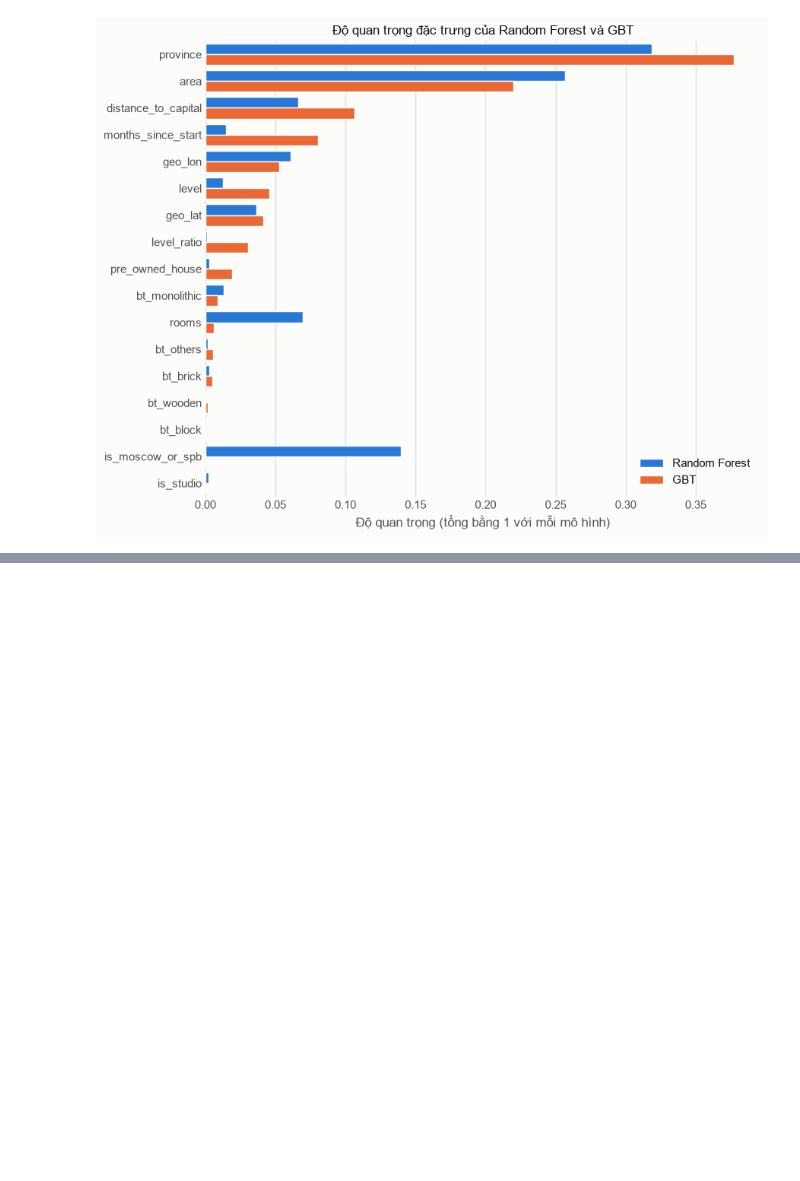
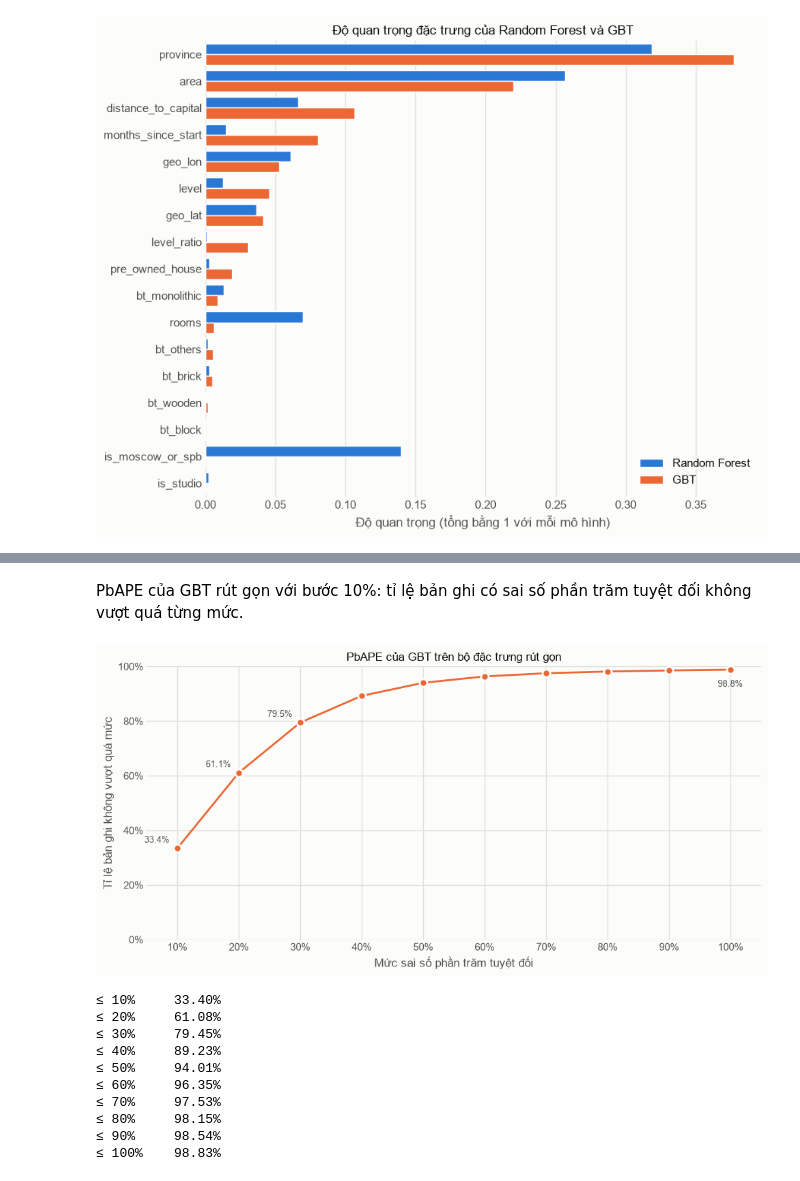
Before and after one commit to thiennguyen37-qn/Russian_Real_Estate, a Jupyter notebook: notebooks/04_modeling.ipynb, the cells around one changed output, grey strips where cells are left out. Cells and saved outputs as stored; diff of their text form; code cells hidden in the pictures; blank space fills up the shorter version.

```diff
--- a/notebooks/04_modeling.ipynb
+++ b/notebooks/04_modeling.ipynb
@@ -467,0 +201,36 @@ plt.show()
+# %% [markdown]
+PbAPE của GBT rút gọn với bước 10%: tỉ lệ bản ghi có sai số phần trăm tuyệt đối không vượt quá từng mức.
+# %%
+steps = list(range(10, 101, 10))
+pbape = pd.Series([100 * (error_pct.abs() <= t).mean() for t in steps], index=steps)
+
+fig, ax = plt.subplots(figsize=(10, 5))
+sns.lineplot(x=pbape.index, y=pbape.values, color="#eb6834", linewidth=2, marker="o", markersize=8,
+             markeredgecolor="#fcfcfb", markeredgewidth=2, ax=ax)
+for t in (10, 20, 30, 100):
+    above = pbape[t] < 90  # điểm cao sát 100% thì ghi nhãn bên dưới
+    ax.annotate(f"{pbape[t]:.1f}%", (t, pbape[t]), textcoords="offset points", xytext=(-8, 6) if above else (0, -18),
+                ha="right" if above else "center", color="#52514e", fontsize=9)
+ax.set(xticks=steps, xlim=(5, 105), ylim=(0, 100), xlabel="Mức sai số phần trăm tuyệt đối",
+       ylabel="Tỉ lệ bản ghi không vượt quá mức", title="PbAPE của GBT trên bộ đặc trưng rút gọn")
+ax.xaxis.set_major_formatter(PercentFormatter(decimals=0))
+ax.yaxis.set_major_formatter(PercentFormatter(decimals=0))
+ax.grid(linewidth=1)
+ax.set_axisbelow(True)
+ax.tick_params(length=0)
+sns.despine(left=True, bottom=True)
+plt.tight_layout()
+plt.show()
+print(pbape.rename(lambda t: f"≤ {t}%").map("{:.2f}%".format).to_string())
+# %% [output]
+[figure, added]
+≤ 10%     33.40%
+≤ 20%     61.08%
+≤ 30%     79.45%
+≤ 40%     89.23%
+≤ 50%     94.01%
+≤ 60%     96.35%
+≤ 70%     97.53%
+≤ 80%     98.15%
+≤ 90%     98.54%
+≤ 100%    98.83%
```
Also changed, not shown: parts of 47 cells of this notebook.
